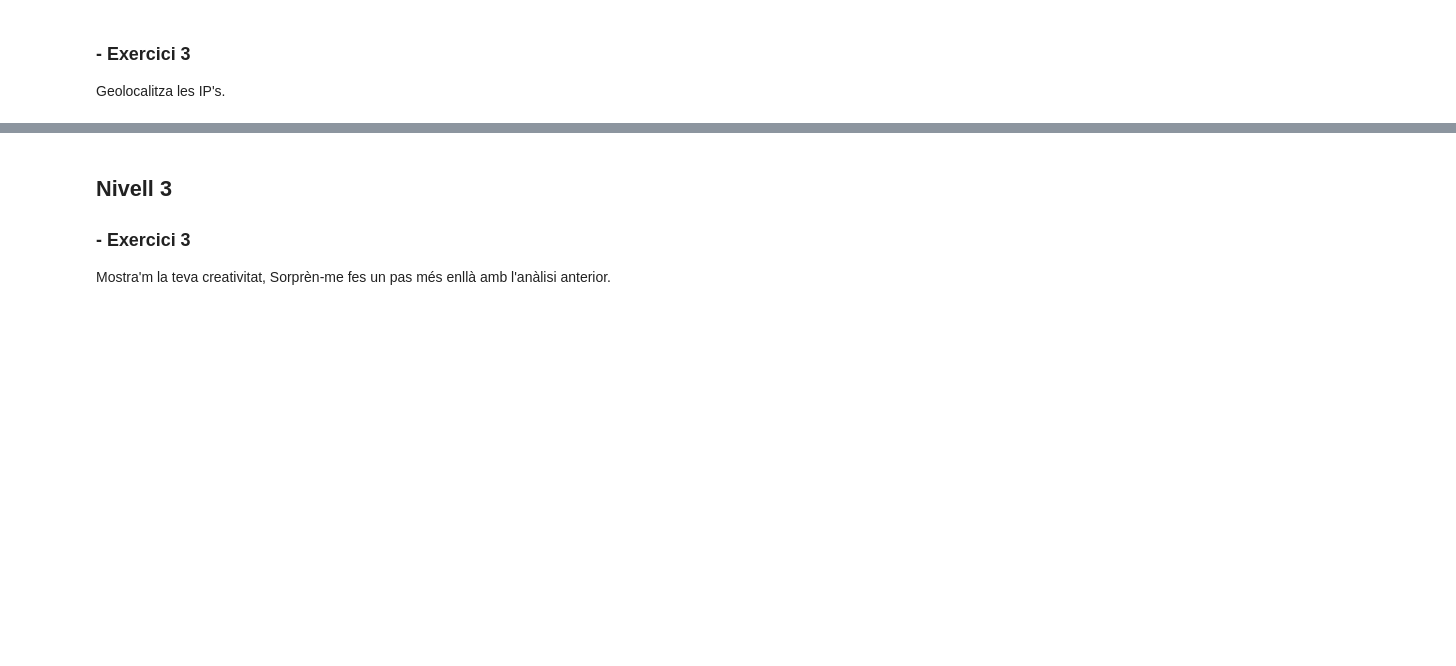
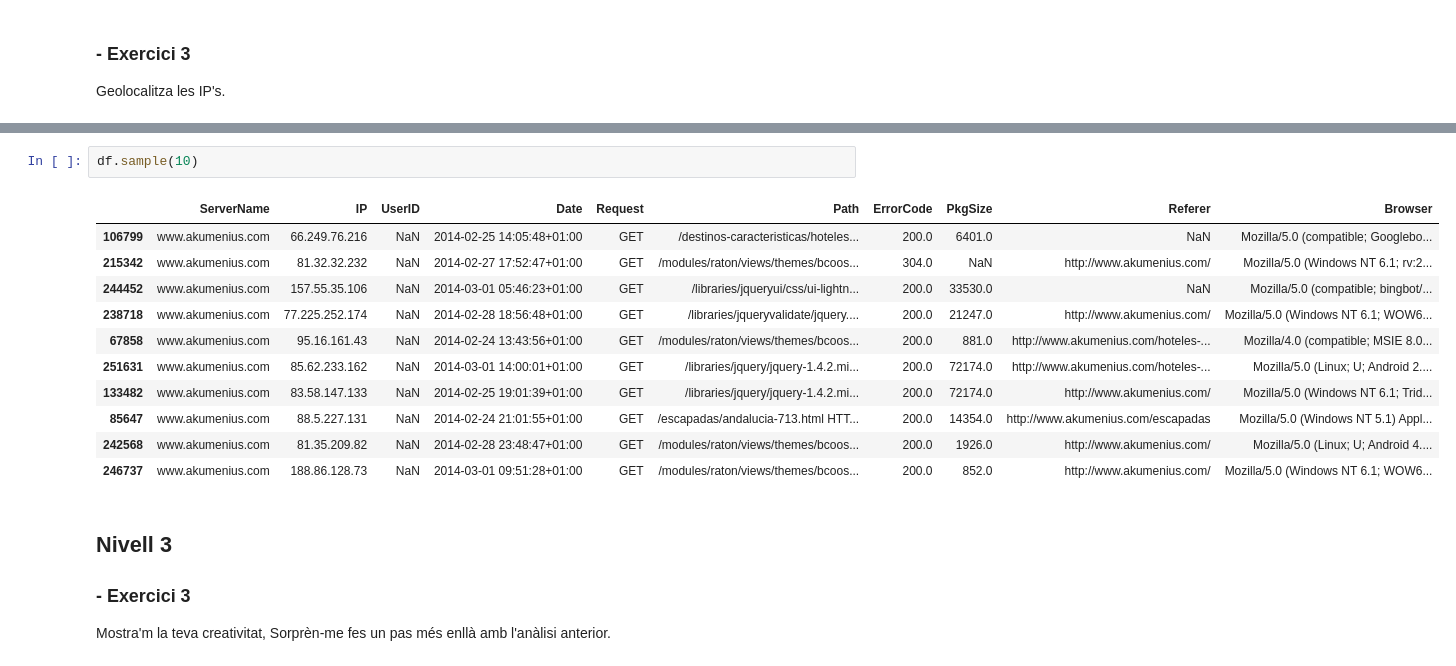
Before and after one commit to hidenfox/Registre-de-logs, a Jupyter notebook: S04T01.ipynb, the cells around one changed output, grey strips where cells are left out. Drawn from its saved outputs; the diff is of its cells as text; blank space fills up the shorter version.

```diff
--- a/S04T01.ipynb
+++ b/S04T01.ipynb
@@ -40,3 +114,17 @@ Geolocalitza les IP's.
+# %%
+df.sample(10)
+# %% [output]
+|  | ServerName | IP | UserID | Date | Request | Path | ErrorCode | PkgSize | Referer | Browser |
+| 106799 | www.akumenius.com | 66.249.76.216 | NaN | 2014-02-25 14:05:48+01:00 | GET | /destinos-caracteristicas/hoteles... | 200.0 | 6401.0 | NaN | Mozilla/5.0 (compatible; Googlebo... |
+| 215342 | www.akumenius.com | 81.32.32.232 | NaN | 2014-02-27 17:52:47+01:00 | GET | /modules/raton/views/themes/bcoos... | 304.0 | NaN | http://www.akumenius.com/ | Mozilla/5.0 (Windows NT 6.1; rv:2... |
+| 244452 | www.akumenius.com | 157.55.35.106 | NaN | 2014-03-01 05:46:23+01:00 | GET | /libraries/jqueryui/css/ui-lightn... | 200.0 | 33530.0 | NaN | Mozilla/5.0 (compatible; bingbot/... |
+| 238718 | www.akumenius.com | 77.225.252.174 | NaN | 2014-02-28 18:56:48+01:00 | GET | /libraries/jqueryvalidate/jquery.... | 200.0 | 21247.0 | http://www.akumenius.com/ | Mozilla/5.0 (Windows NT 6.1; WOW6... |
+| 67858 | www.akumenius.com | 95.16.161.43 | NaN | 2014-02-24 13:43:56+01:00 | GET | /modules/raton/views/themes/bcoos... | 200.0 | 881.0 | http://www.akumenius.com/hoteles-... | Mozilla/4.0 (compatible; MSIE 8.0... |
+| 251631 | www.akumenius.com | 85.62.233.162 | NaN | 2014-03-01 14:00:01+01:00 | GET | /libraries/jquery/jquery-1.4.2.mi... | 200.0 | 72174.0 | http://www.akumenius.com/hoteles-... | Mozilla/5.0 (Linux; U; Android 2.... |
+| 133482 | www.akumenius.com | 83.58.147.133 | NaN | 2014-02-25 19:01:39+01:00 | GET | /libraries/jquery/jquery-1.4.2.mi... | 200.0 | 72174.0 | http://www.akumenius.com/ | Mozilla/5.0 (Windows NT 6.1; Trid... |
+| 85647 | www.akumenius.com | 88.5.227.131 | NaN | 2014-02-24 21:01:55+01:00 | GET | /escapadas/andalucia-713.html HTT... | 200.0 | 14354.0 | http://www.akumenius.com/escapadas | Mozilla/5.0 (Windows NT 5.1) Appl... |
+| 242568 | www.akumenius.com | 81.35.209.82 | NaN | 2014-02-28 23:48:47+01:00 | GET | /modules/raton/views/themes/bcoos... | 200.0 | 1926.0 | http://www.akumenius.com/ | Mozilla/5.0 (Linux; U; Android 4.... |
+| 246737 | www.akumenius.com | 188.86.128.73 | NaN | 2014-03-01 09:51:28+01:00 | GET | /modules/raton/views/themes/bcoos... | 200.0 | 852.0 | http://www.akumenius.com/ | Mozilla/5.0 (Windows NT 6.1; WOW6... |
 # %% [markdown]
 ## Nivell 3
 
```
Also changed, not shown: parts of 7 cells of this notebook, 1 other file.
